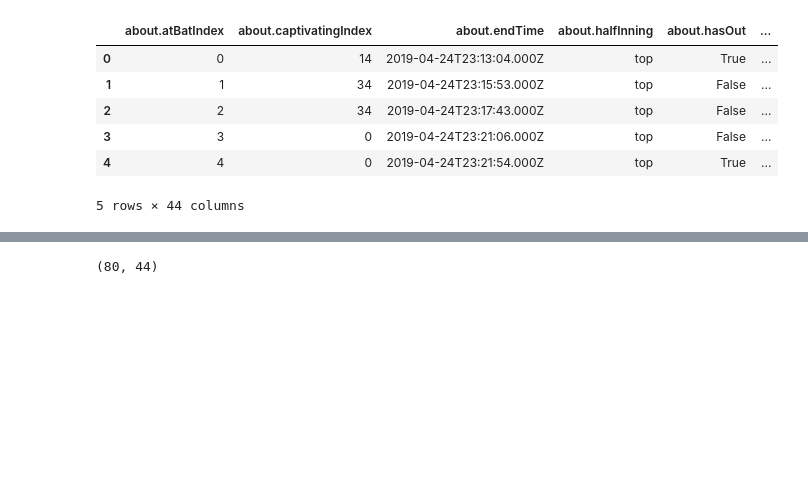
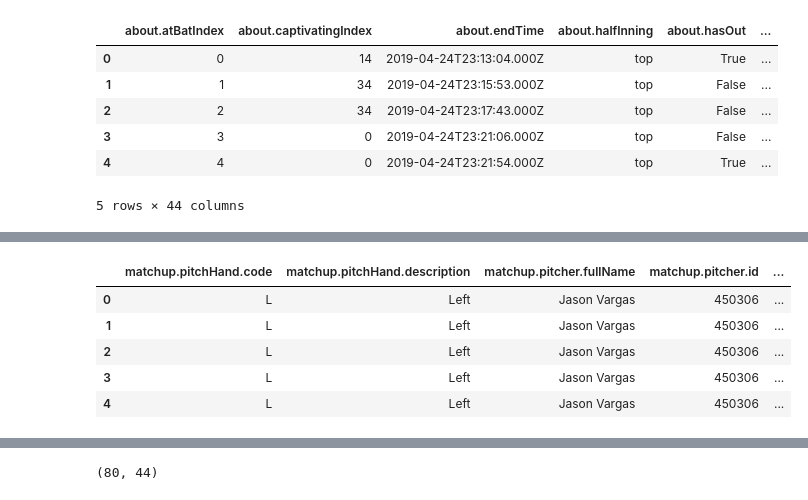
Before and after one commit to MangrobanGit/pitch_ds_baseball_analytics, a Jupyter notebook: explore_statsapi.ipynb, the cells around one changed output, grey strips where cells are left out. Saved outputs shown, nothing was run; the diff lists cells and outputs as text; code cells hidden in the pictures; blank space fills up the shorter version.

```diff
--- a/explore_statsapi.ipynb
+++ b/explore_statsapi.ipynb
@@ -269,0 +306,9 @@ test.head()
+# %%
+test_df.iloc[:,22:33].head()
+# %% [output]
+|  | matchup.pitchHand.code | matchup.pitchHand.description | matchup.pitcher.fullName | matchup.pitcher.id | ... |
+| 0 | L | Left | Jason Vargas | 450306 | ... |
+| 1 | L | Left | Jason Vargas | 450306 | ... |
+| 2 | L | Left | Jason Vargas | 450306 | ... |
+| 3 | L | Left | Jason Vargas | 450306 | ... |
+| 4 | L | Left | Jason Vargas | 450306 | ... |
```
Also changed, not shown: parts of 42 cells of this notebook, 1 other file.
